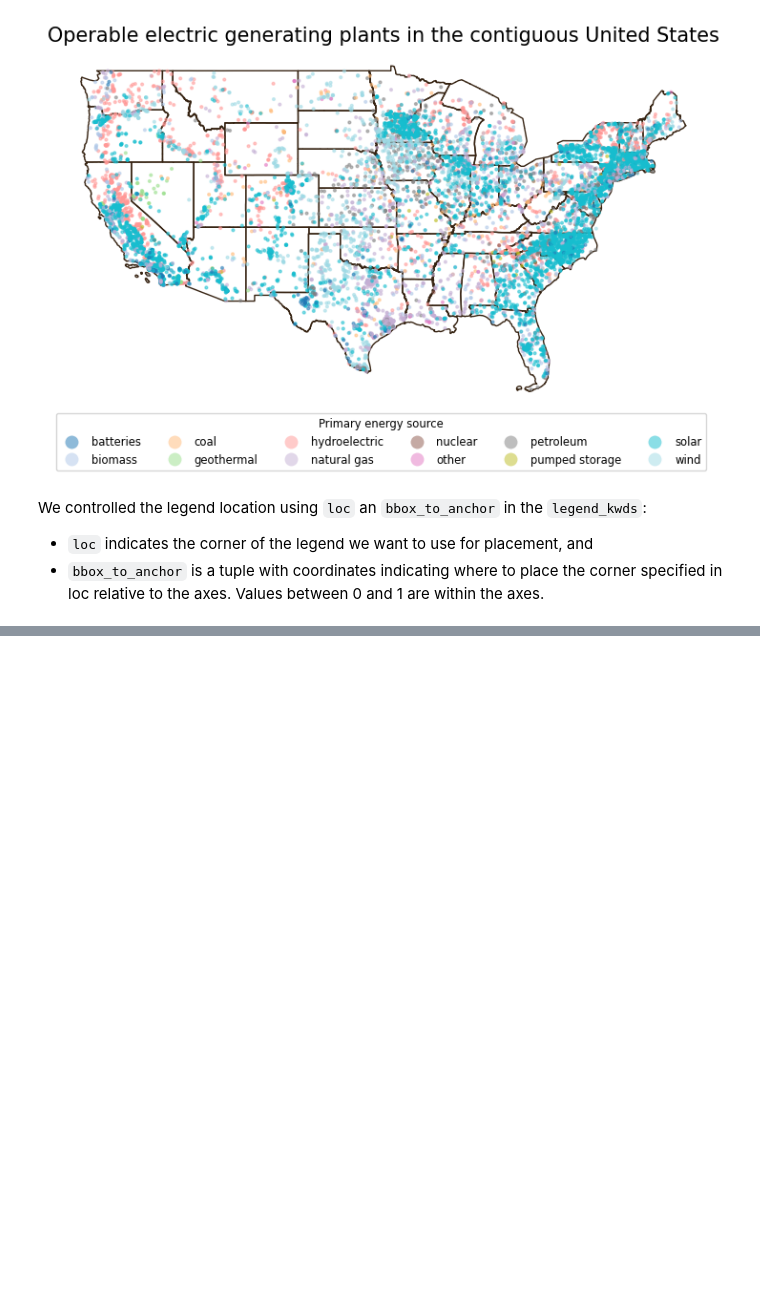
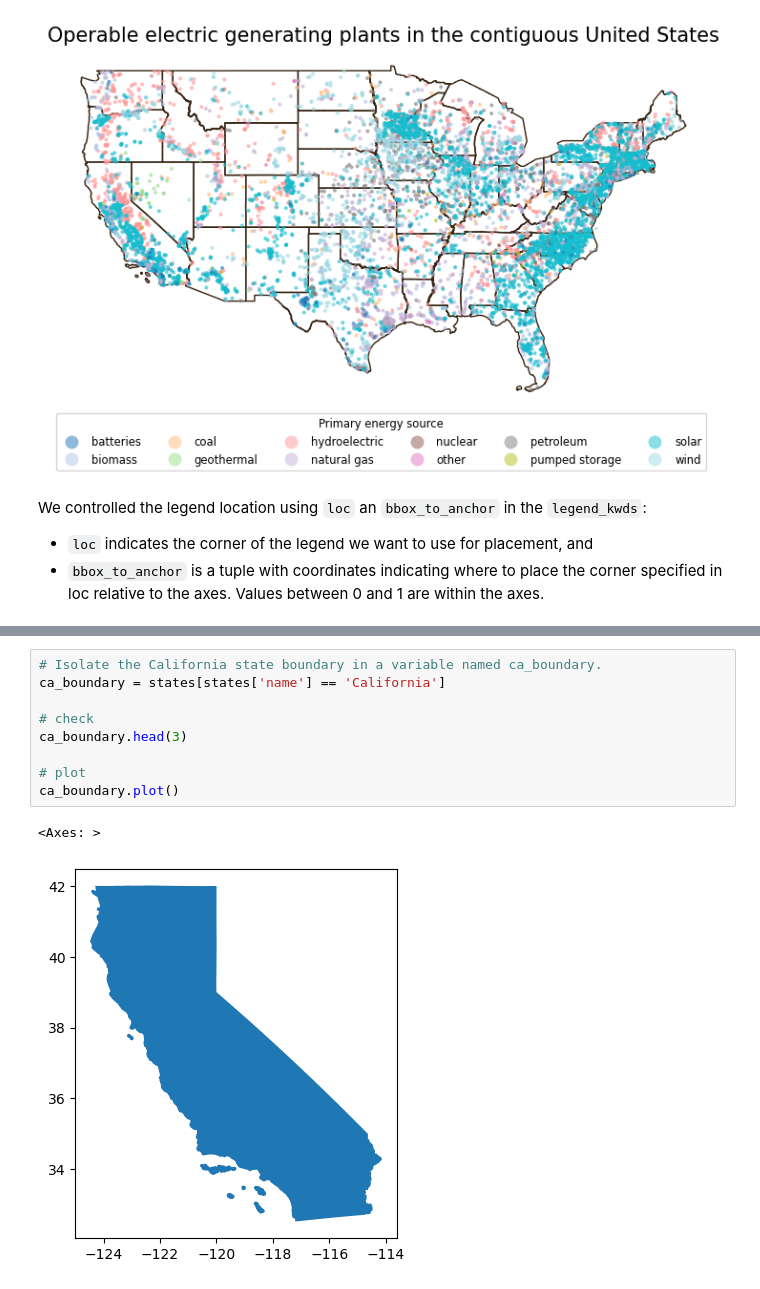
Before and after one commit to evajnewby/eds220-2024-in-class, a Jupyter notebook: week5-csv-to-geodf.ipynb, the cells around one changed output, grey strips where cells are left out. Saved outputs shown, nothing was run; the diff lists cells and outputs as text; blank space fills up the shorter version.

```diff
--- a/week5-csv-to-geodf.ipynb
+++ b/week5-csv-to-geodf.ipynb
@@ -287,0 +399,12 @@ We controlled the legend location using `loc` an `bbox_to_anchor` in the `legend
+# %%
+# Isolate the California state boundary in a variable named ca_boundary.
+ca_boundary = states[states['name'] == 'California']
+
+# check
+ca_boundary.head(3)
+
+# plot
+ca_boundary.plot()
+# %% [output]
+<Axes: >
+[figure, added]
```
Also changed, not shown: parts of 28 cells of this notebook, 1 other file.
